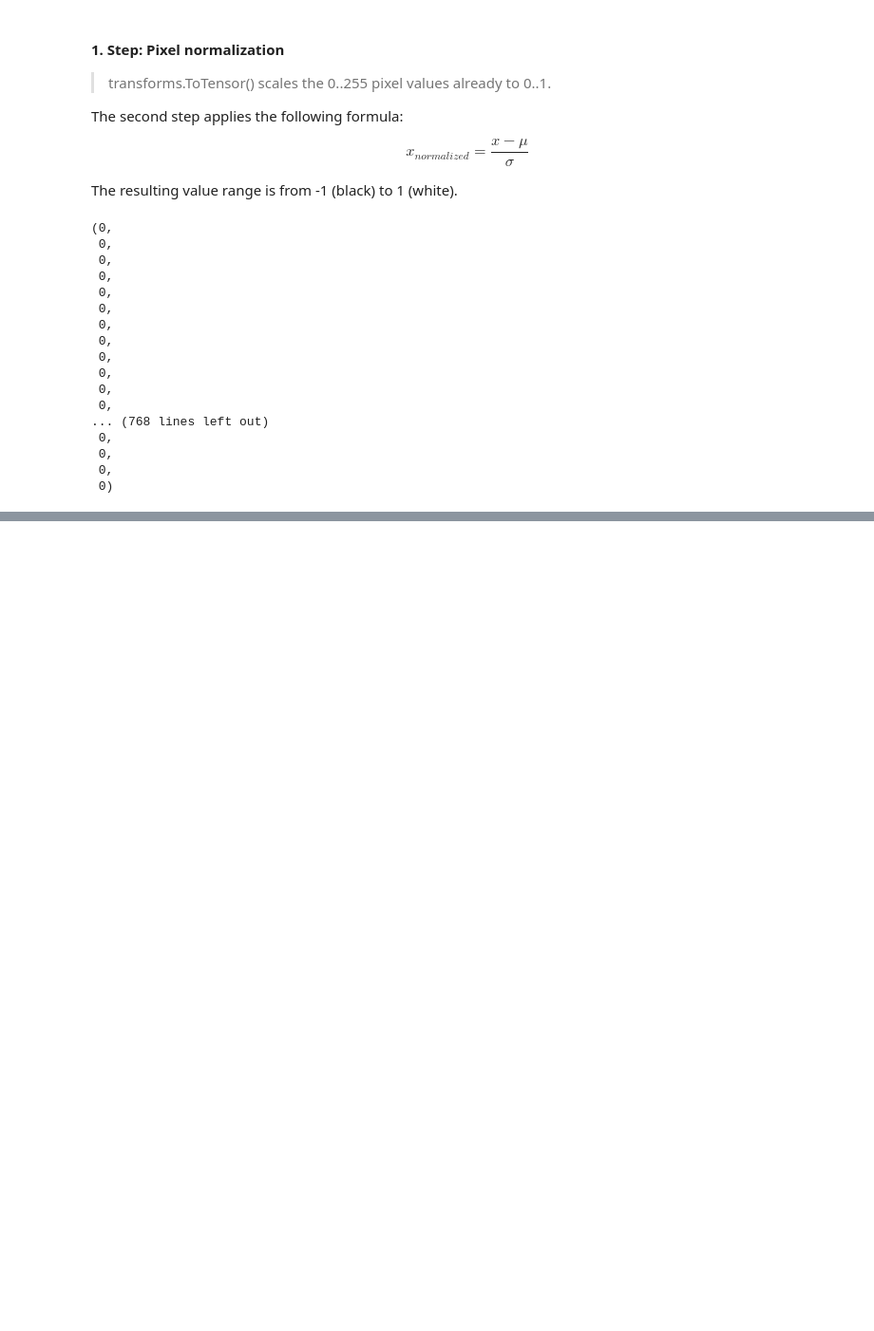
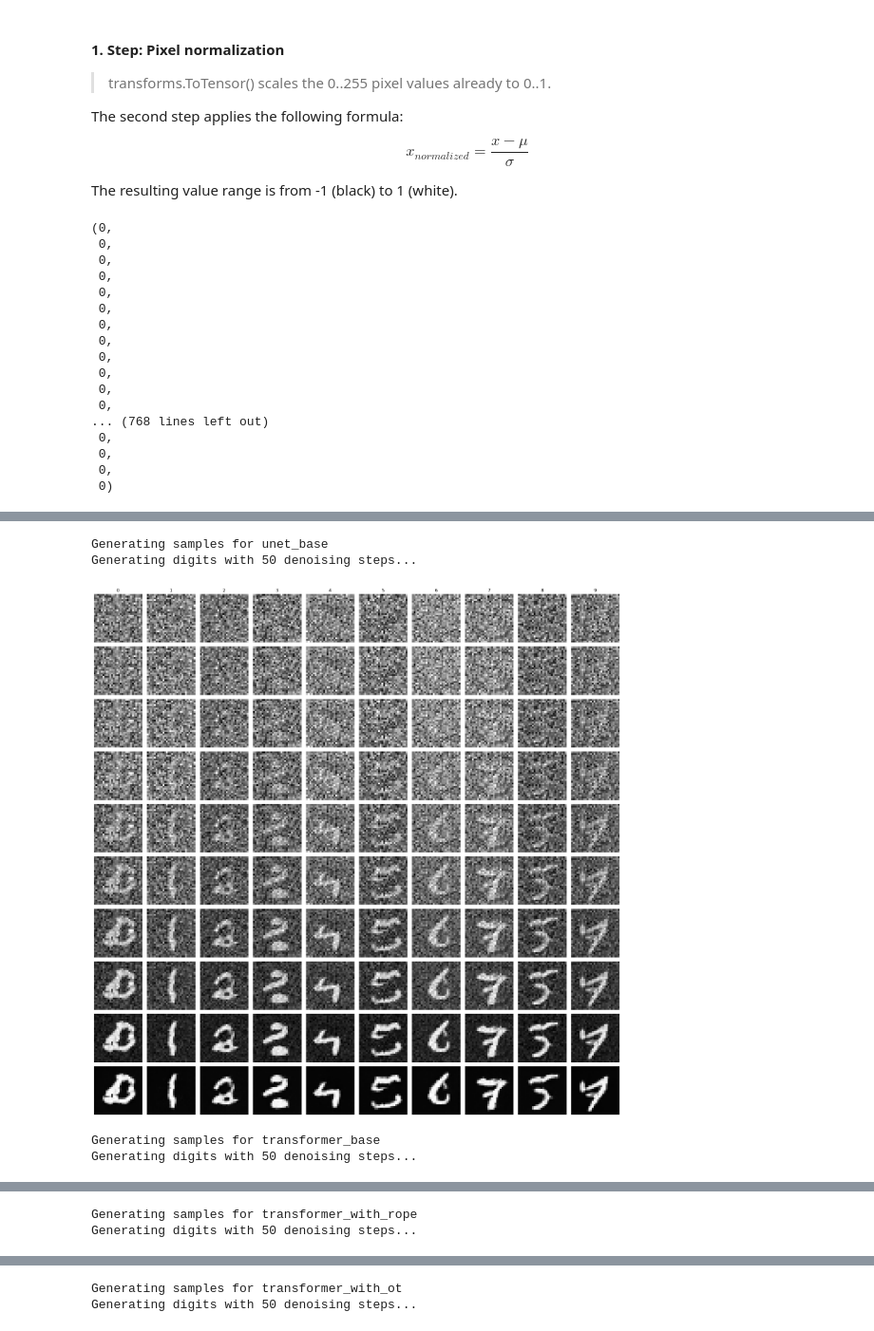
Before and after one commit to leoposc/lerobot-smolvla, a Jupyter notebook: flow-matching-tutorial/testlab.ipynb, the cells around one changed output, grey strips where cells are left out. Shown at 95% size. Drawn from its saved outputs; the diff is of its cells as text; code cells hidden in the pictures; blank space fills up the shorter version.

```diff
--- a/flow-matching-tutorial/testlab.ipynb
+++ b/flow-matching-tutorial/testlab.ipynb
@@ -604,0 +692,13 @@ plt.show()
+# %%
+# print the complete generation process for 10 denoising steps
+config["denoising_steps"] = 50
+
+for name, model in models.items():
+    print(f"Generating samples for {name}")
+    generate(model, torch.arange(10, device=config["device"]), config=config)
+# %% [output]
+Generating samples for unet_base
+Generating digits with 50 denoising steps...
+[figure, added]
+Generating samples for transformer_base
+Generating digits with 50 denoising steps...
@@ -604,0 +706,2 @@ plt.show()
+Generating samples for transformer_with_rope
+Generating digits with 50 denoising steps...
@@ -604,0 +709,2 @@ plt.show()
+Generating samples for transformer_with_ot
+Generating digits with 50 denoising steps...
```
Also changed, not shown: parts of 10 cells of this notebook.
